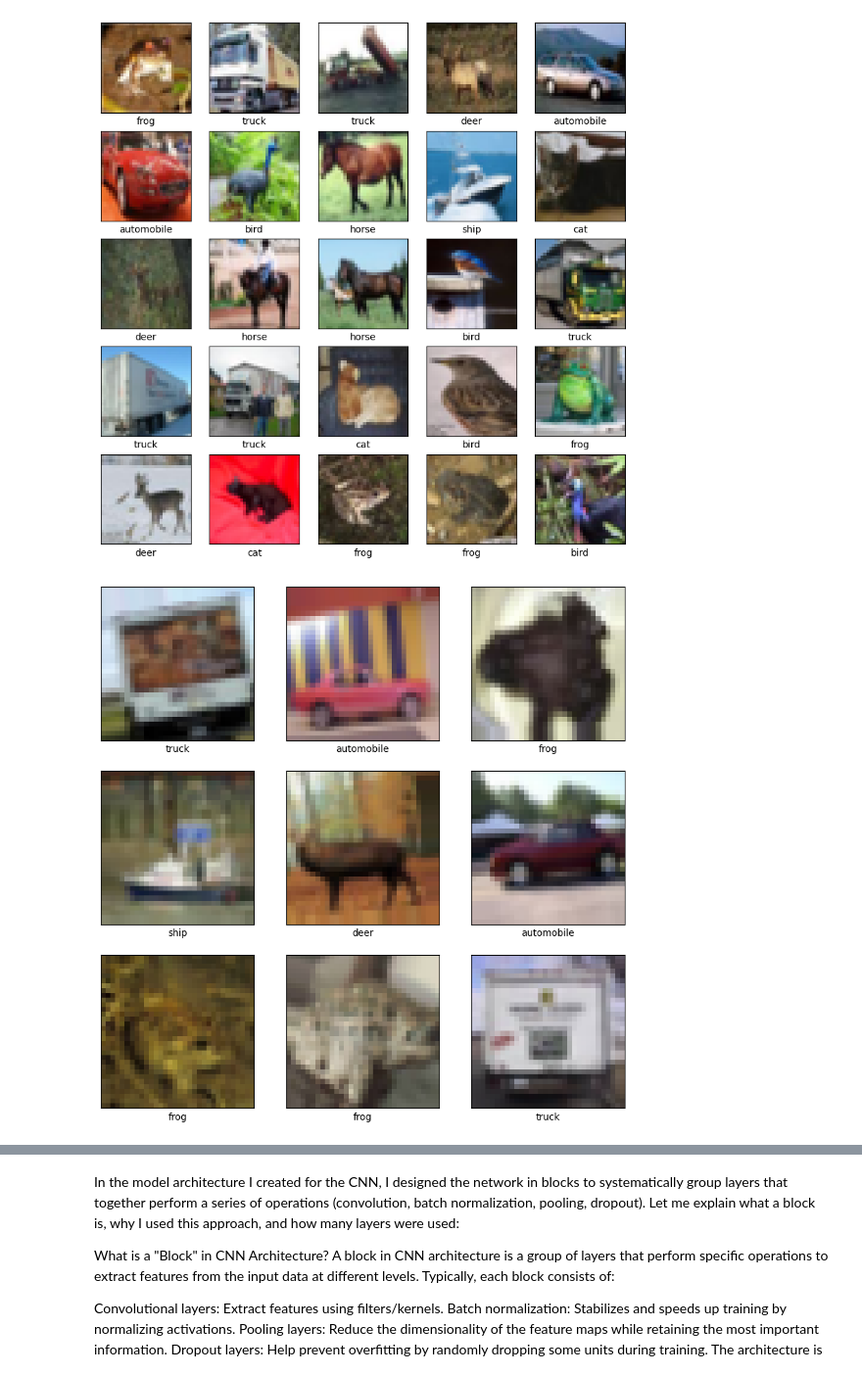
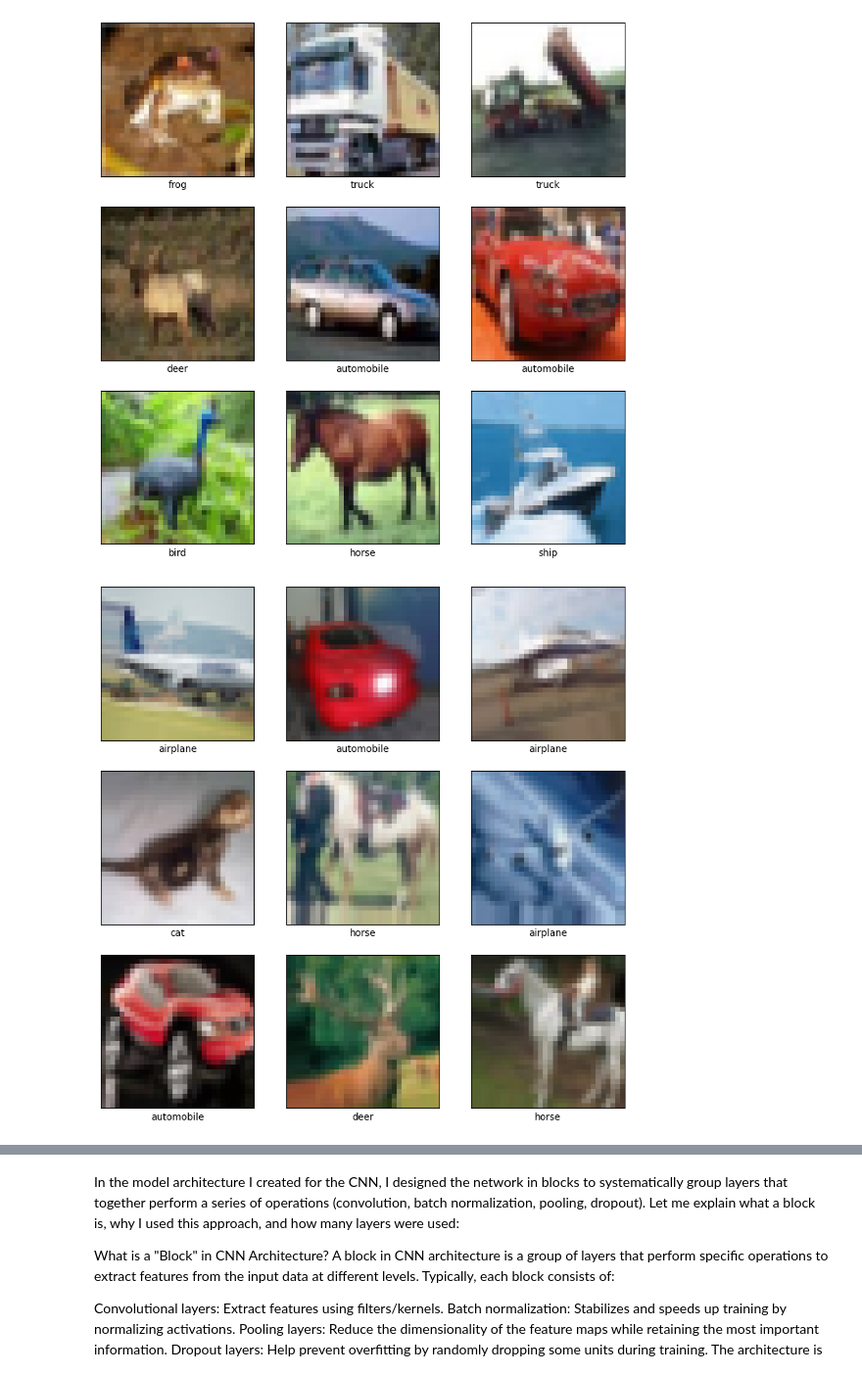
Before and after one commit to pbeles/Project-1-Group-3, a Jupyter notebook: code_jiota_initial_ngg16.ipynb, the cells around one changed output, grey strips where cells are left out. Shown at 98% size. Cells and saved outputs as stored; diff of their text form; code cells hidden in the pictures.

Commit message:
adjusting plots

```diff
--- a/code_jiota_initial_ngg16.ipynb
+++ b/code_jiota_initial_ngg16.ipynb
@@ -6,24 +6,29 @@ from tensorflow.keras.utils import to_categorical
 import numpy as np
 import matplotlib.pyplot as plt
 
-# Load CIFAR-10 dataset
+# Load CIFAR-10 dataset (replace with your custom dataset if needed)
 (X_train, y_train), (X_test, y_test) = cifar10.load_data()
 
-# Normalize the pixel values to the range [0, 1]
+# Normalize the data to [0, 1] range
 X_train = X_train.astype('float32') / 255.0
 X_test = X_test.astype('float32') / 255.0
 
-# One-hot encoding of labels
+# One-hot encode the labels (10 classes)
 y_train = to_categorical(y_train, 10)
 y_test = to_categorical(y_test, 10)
 
-# Visualizing a few images and labels from the dataset
+# Class names for CIFAR-10
 class_names = ['airplane', 'automobile', 'bird', 'cat', 'deer', 'dog', 'frog', 'horse', 'ship', 'truck']
 
+# Function to plot sample images
 def plot_images(images, labels, class_names):
     plt.figure(figsize=(10, 10))
-    for i in range(25):
-        plt.subplot(5, 5, i+1)
+    batch_size = len(images)  # Dynamically adjust based on batch size
+    rows = int(np.sqrt(batch_size))
+    cols = int(np.ceil(batch_size / rows))
+
+    for i in range(batch_size):
+        plt.subplot(rows, cols, i+1)
         plt.xticks([])
         plt.yticks([])
         plt.grid(False)
@@ -31,5 +36,6 @@ def plot_images(images, labels, class_names):
         plt.xlabel(class_names[np.argmax(labels[i])])
     plt.show()
 
-plot_images(X_train, y_train, class_names)
+# Display a few sample images
+plot_images(X_train[:9], y_train[:9], class_names)
 # %% [output]
@@ -38,41 +42,25 @@ Downloading data from https://www.cs.toronto.edu/~kriz/cifar-10-python.tar.gz
-[figure, old version]
+[figure, new version]
 # %%
 #Data Augmentation
 from tensorflow.keras.preprocessing.image import ImageDataGenerator
 
 # Data augmentation
 datagen = ImageDataGenerator(
-    rotation_range=15, #can be the case that the images are sall and are already naturally in a vertical position
+    rotation_range=15,
     width_shift_range=0.1,
     height_shift_range=0.1,
-    horizontal_flip=True, #check also if you have time: zoom range 10%
+    horizontal_flip=True,
 )
 
-# Fit the generator to the training data
+# Fit the data generator on the training data
 datagen.fit(X_train)
 
-# Modified function to plot images
-def plot_images(images, labels, class_names):
-    plt.figure(figsize=(10, 10))
-    batch_size = len(images)  # Dynamically adjust based on the actual batch size
-    rows = int(np.sqrt(batch_size))  # Calculate number of rows
-    cols = int(np.ceil(batch_size / rows))  # Calculate number of columns
-
-    for i in range(batch_size):
-        plt.subplot(rows, cols, i+1)  # Adjust the grid dynamically
-        plt.xticks([])
-        plt.yticks([])
-        plt.grid(False)
-        plt.imshow(images[i])
-        plt.xlabel(class_names[np.argmax(labels[i])])
-    plt.show()
-
-# Show some augmented images
+# Display augmented images
 for X_batch, y_batch in datagen.flow(X_train, y_train, batch_size=9):
     plot_images(X_batch, y_batch, class_names)
     break
 # %% [output]
-[figure, old version]
+[figure, new version]
 # %%
 #Model Architecture
 from tensorflow.keras.models import Sequential
```
Also changed, not shown: parts of 7 cells of this notebook, 1 other file.
